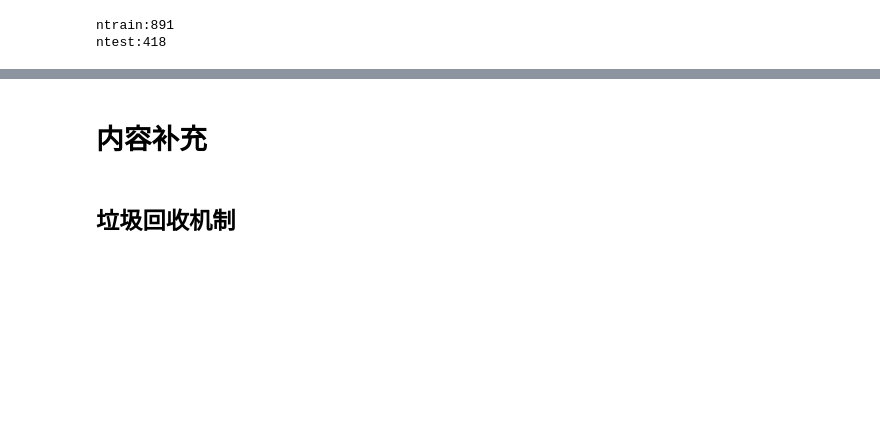
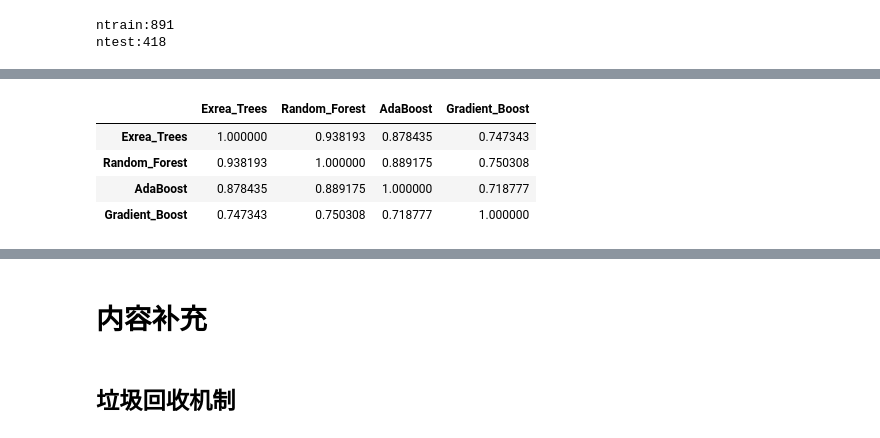
Before and after one commit to Miki123-gif/Competition-Training, a Jupyter notebook: 参照特征工程入门这本书.ipynb, the cells around one changed output, grey strips where cells are left out. Cells and saved outputs as stored; diff of their text form; code cells hidden in the pictures; blank space fills up the shorter version.

```diff
--- a/参照特征工程入门这本书.ipynb
+++ b/参照特征工程入门这本书.ipynb
@@ -1550,0 +1709,8 @@ svc = SklearnHelper(clf=SVC, seed=SEED, params=svc_params)
+# %%
+second_layer_train.corr()
+# %% [output]
+|  | Exrea_Trees | Random_Forest | AdaBoost | Gradient_Boost |
+| Exrea_Trees | 1.000000 | 0.938193 | 0.878435 | 0.747343 |
+| Random_Forest | 0.938193 | 1.000000 | 0.889175 | 0.750308 |
+| AdaBoost | 0.878435 | 0.889175 | 1.000000 | 0.718777 |
+| Gradient_Boost | 0.747343 | 0.750308 | 0.718777 | 1.000000 |
```
Also changed, not shown: parts of 56 cells of this notebook.
